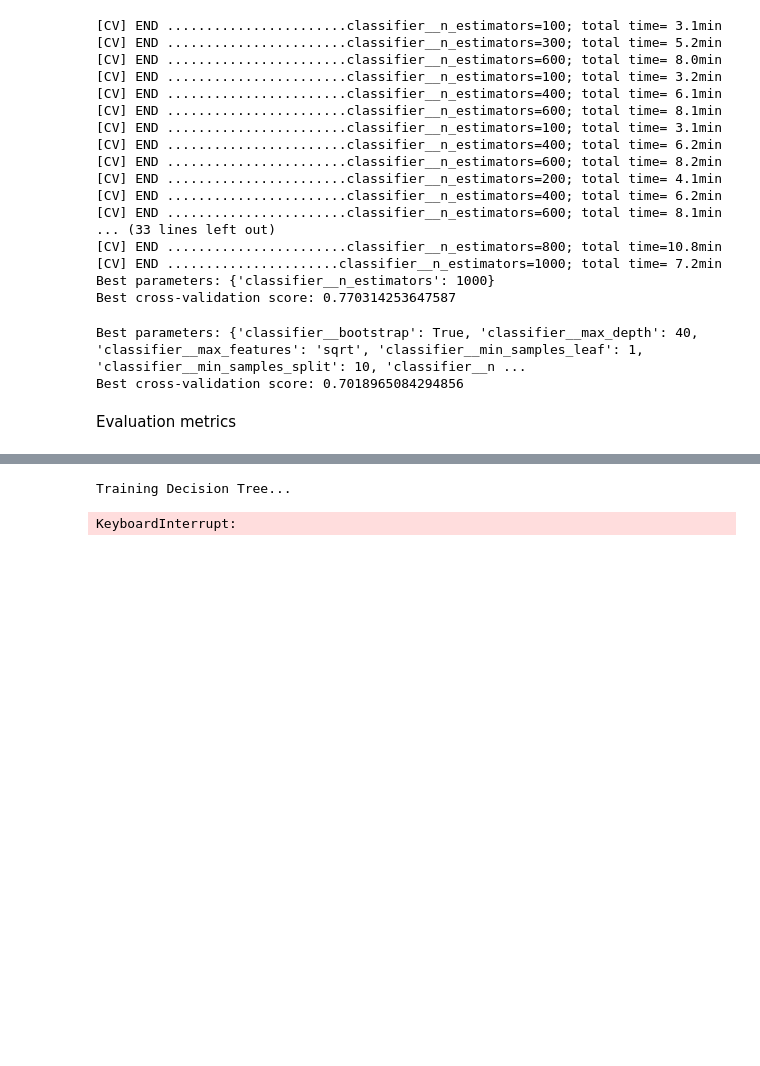
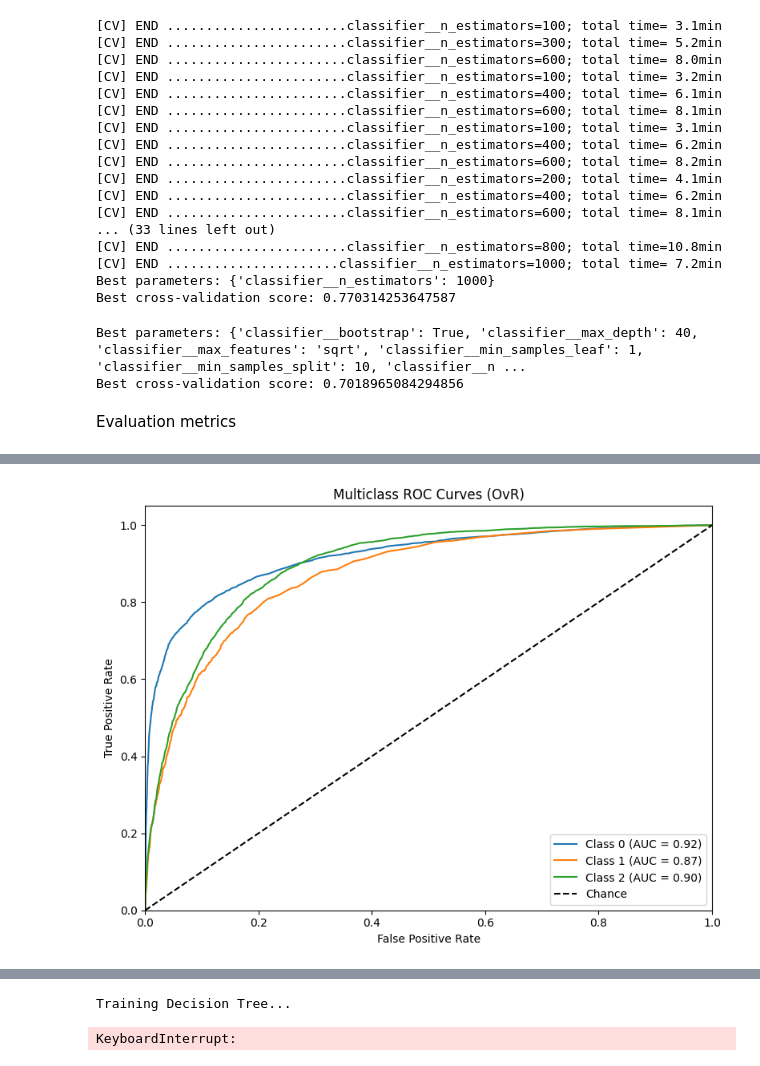
Before and after one commit to shakeeluetp1041/DataDrip, a Jupyter notebook: notebooks/data_pipeline-cleaner.ipynb, the cells around one changed output, grey strips where cells are left out. Saved outputs shown, nothing was run; the diff lists cells and outputs as text; code cells hidden in the pictures; blank space fills up the shorter version.

```diff
--- a/notebooks/data_pipeline-cleaner.ipynb
+++ b/notebooks/data_pipeline-cleaner.ipynb
@@ -609 +595,38 @@ True:      0    0.543098
 Name: proportion, dtype: float64
+# %%
+from sklearn.metrics import roc_curve, auc
+from sklearn.preprocessing import label_binarize
+from sklearn.metrics import RocCurveDisplay
+import matplotlib.pyplot as plt
+
+# Assuming y_true (integer labels) and y_proba (n_samples x n_classes)
+# Also, target_map_dict = {'functional': 2, 'functional needs repair': 1, 'non functional': 0}
+# Reverse map and binarize
+classes = [0, 1, 2]  # or sorted list(target_map_dict.values())
+y_test_bin = label_binarize(y_true, classes=classes)
+n_classes = y_test_bin.shape[1]
+
+fpr = dict()
+tpr = dict()
+roc_auc = dict()
+
+for i in range(n_classes):
+    fpr[i], tpr[i], _ = roc_curve(y_test_bin[:, i], y_proba[:, i])
+    roc_auc[i] = auc(fpr[i], tpr[i])
+
+# Plot ROC curves
+plt.figure(figsize=(8, 6))
+for i in range(n_classes):
+    plt.plot(fpr[i], tpr[i], label=f'Class {i} (AUC = {roc_auc[i]:.2f})')
+
+plt.plot([0, 1], [0, 1], 'k--', label='Chance')
+plt.xlim([0.0, 1.0])
+plt.ylim([0.0, 1.05])
+plt.xlabel("False Positive Rate")
+plt.ylabel("True Positive Rate")
+plt.title("Multiclass ROC Curves (OvR)")
+plt.legend(loc="lower right")
+plt.tight_layout()
+plt.show()
+# %% [output]
+[figure, added]
```
Also changed, not shown: parts of 14 cells of this notebook, 1 other file.
